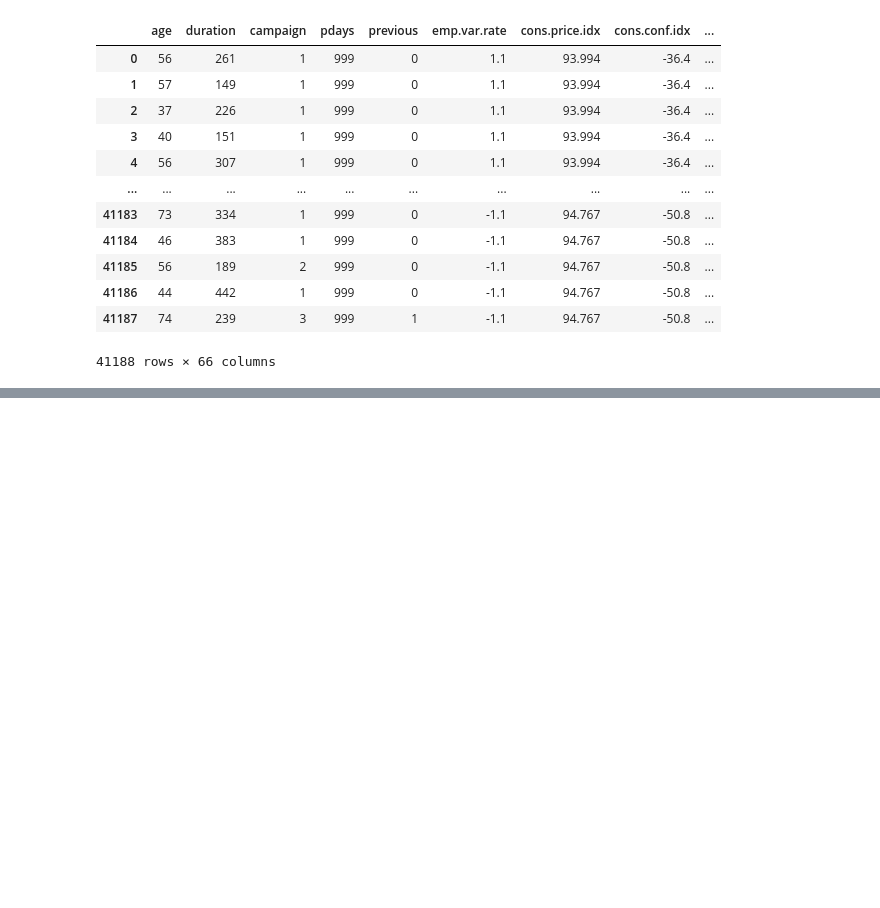
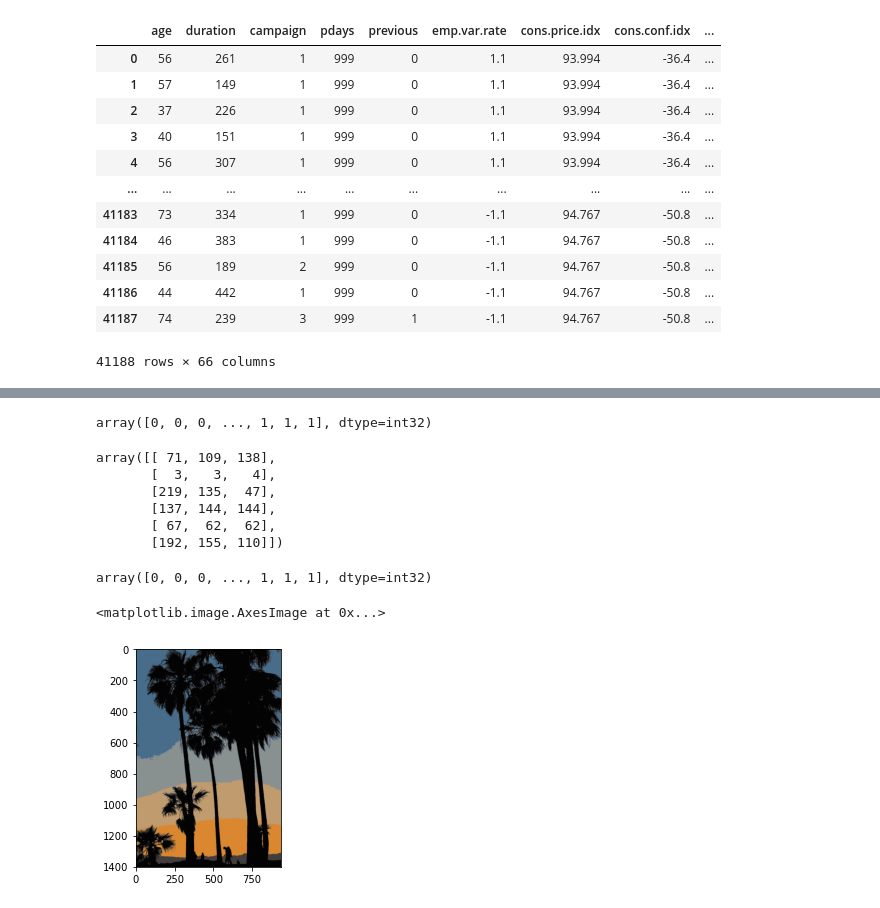
Before and after one commit to Burcusenol/Machine-Learning-Algorithms, a Jupyter notebook: K-Means Clustering/K-Means Clustering.ipynb, the cells around one changed output, grey strips where cells are left out. Saved outputs shown, nothing was run; the diff lists cells and outputs as text; code cells hidden in the pictures; blank space fills up the shorter version.

Commit message:
Kmeans clustering exercises added.

```diff
--- a/K-Means Clustering/K-Means Clustering.ipynb
+++ b/K-Means Clustering/K-Means Clustering.ipynb
@@ -289,0 +355,4 @@ dtype: float64
+# %%
+model=KMeans(n_clusters=6)
+# %%
+labels=model.fit_predict(image_as_array2d)
@@ -289,0 +363,26 @@ dtype: float64
+# %%
+labels
+# %% [output]
+array([0, 0, 0, ..., 1, 1, 1], dtype=int32)
+# %%
+rgb_codes=model.cluster_centers_.round(0).astype(int)
+# %%
+rgb_codes
+# %% [output]
+array([[ 71, 109, 138],
+       [  3,   3,   4],
+       [219, 135,  47],
+       [137, 144, 144],
+       [ 67,  62,  62],
+       [192, 155, 110]])
+# %%
+labels
+# %% [output]
+array([0, 0, 0, ..., 1, 1, 1], dtype=int32)
+# %%
+quantized_image=np.reshape(rgb_codes[labels],(h,w,c))
+# %%
+plt.imshow(quantized_image)
+# %% [output]
+<matplotlib.image.AxesImage at 0x...>
+[figure, added]
```
Also changed, not shown: parts of 22 cells of this notebook, 4 other files.
